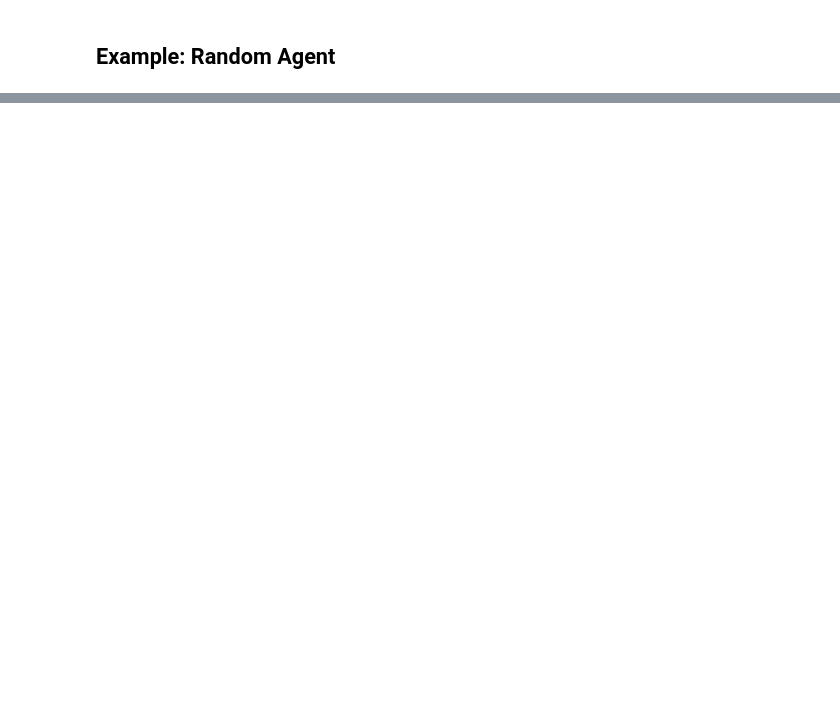
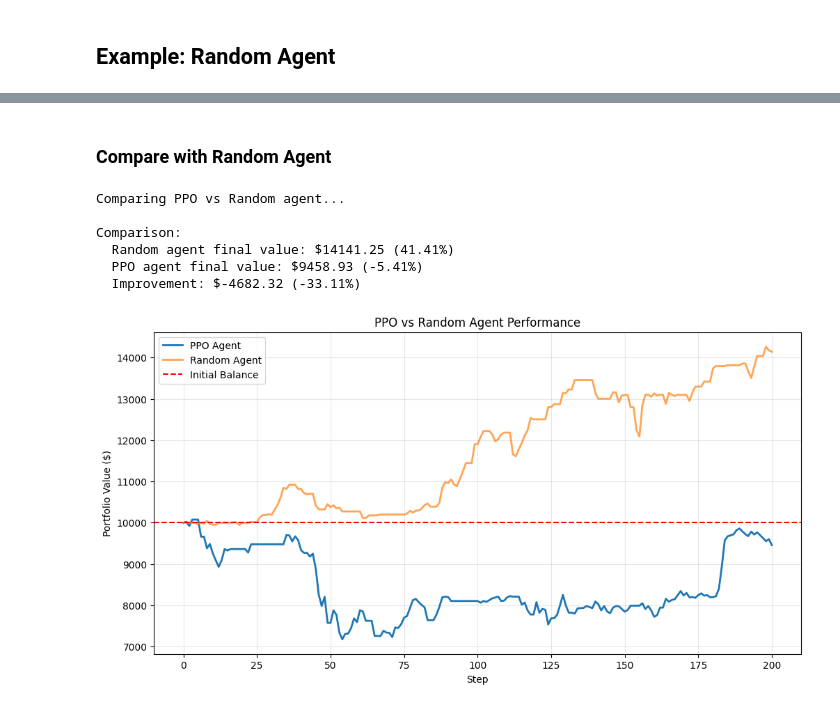
Before and after one commit to tzn22/TradingStrategySelection, a Jupyter notebook: trading_environment.ipynb, the cells around one changed output, grey strips where cells are left out. Saved outputs shown, nothing was run; the diff lists cells and outputs as text; code cells hidden in the pictures; blank space fills up the shorter version.

```diff
--- a/trading_environment.ipynb
+++ b/trading_environment.ipynb
@@ -378,0 +449,9 @@ Results:
+# %%
+# Train the agent
+print("Training PPO agent...")
+print("This may take a few minutes...\n")
+
+total_timesteps = 200000
+model.learn(total_timesteps=total_timesteps, progress_bar=True)
+
+print(f"\nTraining completed! ({total_timesteps} timesteps)")
@@ -378,0 +551,48 @@ Results:
+# %% [markdown]
+### Compare with Random Agent
+# %%
+# Compare with random agent
+print("Comparing PPO vs Random agent...\n")
+
+# Random agent
+obs, info = env.reset()
+random_portfolio = [info['portfolio_value']]
+random_reward = 0
+
+for step in range(200):
+    action = env.action_space.sample()
+    obs, reward, terminated, truncated, info = env.step(action)
+    random_reward += reward
+    random_portfolio.append(info['portfolio_value'])
+
+    if terminated or truncated:
+        break
+
+# PPO agent (already evaluated above)
+ppo_final = portfolio_values[-1]
+random_final = random_portfolio[-1]
+
+print("Comparison:")
+print(f"  Random agent final value: ${random_final:.2f} ({(random_final/env.initial_balance - 1)*100:.2f}%)")
+print(f"  PPO agent final value: ${ppo_final:.2f} ({(ppo_final/env.initial_balance - 1)*100:.2f}%)")
+print(f"  Improvement: ${ppo_final - random_final:.2f} ({(ppo_final/random_final - 1)*100:.2f}%)")
+
+# Plot comparison
+plt.figure(figsize=(12, 6))
+plt.plot(portfolio_values, label='PPO Agent', linewidth=2)
+plt.plot(random_portfolio, label='Random Agent', linewidth=2, alpha=0.7)
+plt.axhline(y=env.initial_balance, color='r', linestyle='--', label='Initial Balance')
+plt.xlabel('Step')
+plt.ylabel('Portfolio Value ($)')
+plt.title('PPO vs Random Agent Performance')
+plt.legend()
+plt.grid(True, alpha=0.3)
+plt.show()
+# %% [output]
+Comparing PPO vs Random agent...
+
+Comparison:
+  Random agent final value: $14141.25 (41.41%)
+  PPO agent final value: $9458.93 (-5.41%)
+  Improvement: $-4682.32 (-33.11%)
+[figure, added]
```
Also changed, not shown: parts of 14 cells of this notebook.
